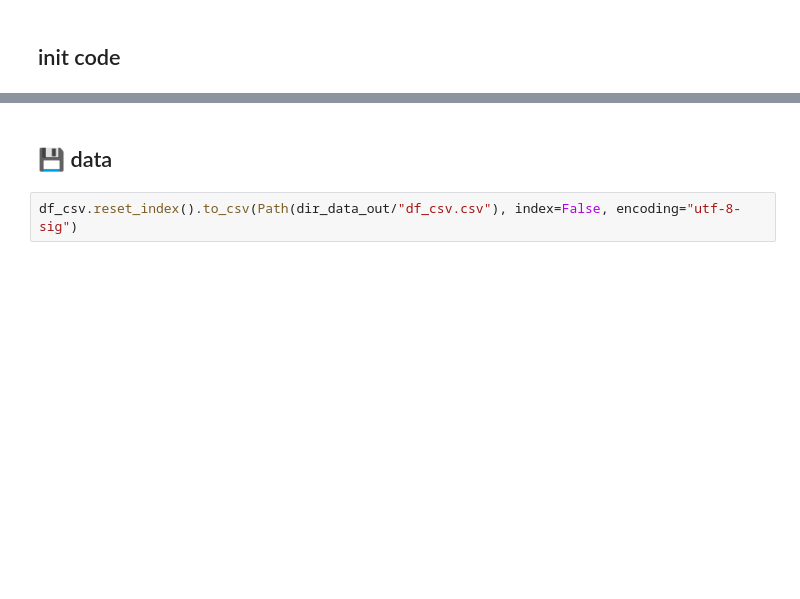
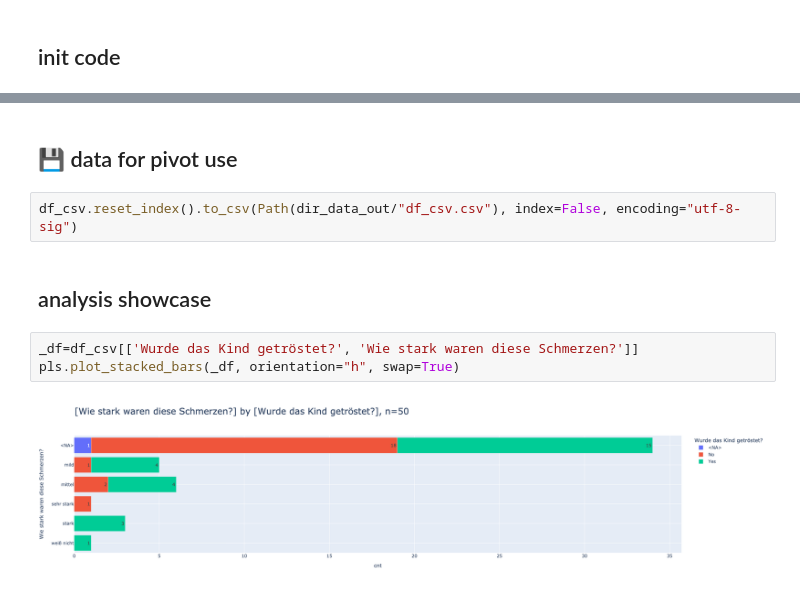
Before and after one commit to smeisegeier/sport-adverse-events, a Jupyter notebook: src/main.ipynb, the cells around one changed output, grey strips where cells are left out. Cells and saved outputs as stored; diff of their text form; blank space fills up the shorter version.

```diff
--- a/src/main.ipynb
+++ b/src/main.ipynb
@@ -141,4 +172,11 @@ df_csv
 # %% [markdown]
-## 💾 data
+## 💾 data for pivot use
 # %%
 df_csv.reset_index().to_csv(Path(dir_data_out/"df_csv.csv"), index=False, encoding="utf-8-sig")
+# %% [markdown]
+## analysis showcase
+# %%
+_df=df_csv[['Wurde das Kind getröstet?', 'Wie stark waren diese Schmerzen?']]
+pls.plot_stacked_bars(_df, orientation="h", swap=True)
+# %% [output]
+[figure, added]
```
Also changed, not shown: parts of 25 cells of this notebook.
